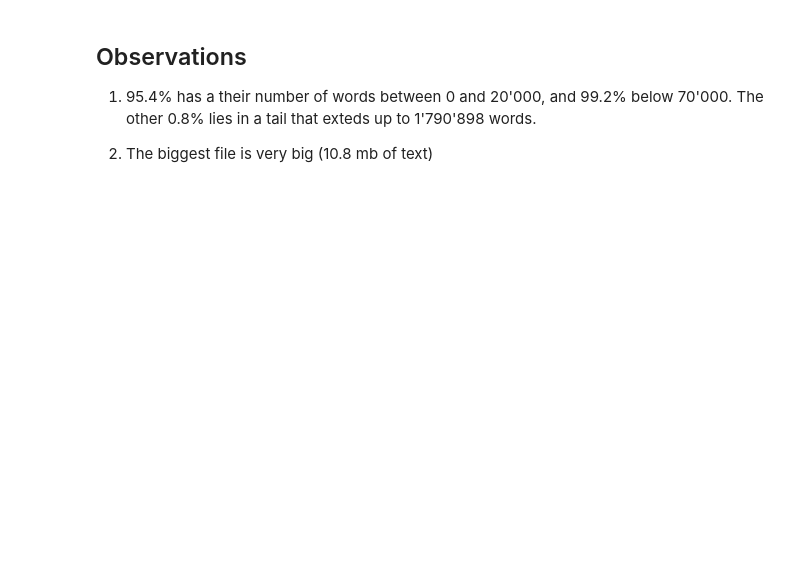
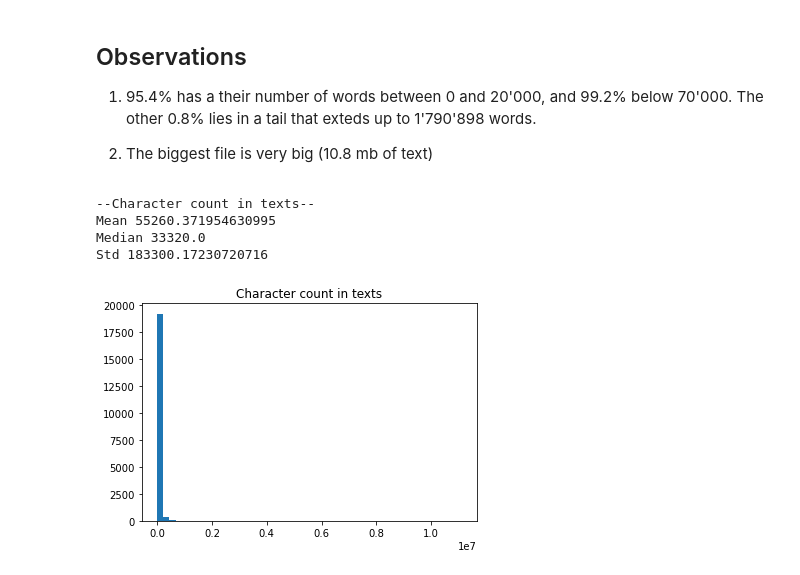
Before and after one commit to verrannt/show-us-the-data, a Jupyter notebook: src/notebooks/lengths_eda.ipynb, the cells around one changed output. Saved outputs shown, nothing was run; the diff lists cells and outputs as text; code cells hidden in the pictures; blank space fills up the shorter version.

```diff
--- a/src/notebooks/lengths_eda.ipynb
+++ b/src/notebooks/lengths_eda.ipynb
@@ -23,5 +26,5 @@ import math
 # %%
-train_df = ParseUtils.get_train_df()
+train_df = pd.read_csv(DATA_PATH + "train.csv")
 # %%
 train_df.head()
 # %% [output]
@@ -32,7 +35,7 @@ train_df.head()
 | 3 | 5c9a3bc9-41ba-4574-ad71-e25c1442c8af | Stepping Stone and Option Value i... | National Education Longitudinal S... | National Education Longitudinal S... | national education longitudinal s... |
 | 4 | c754dec7-c5a3-4337-9892-c02158475064 | Parental Effort, School Resources... | National Education Longitudinal S... | National Education Longitudinal S... | national education longitudinal s... |
 # %%
-train_df['text'] = train_df['Id'].apply(ParseUtils.read_append_return)
+train_df['text'] = train_df['Id'].apply(lambda ID: ParseUtils.read_append_return(ID, DATA_PATH+"train/"))
 # %%
 from nltk.tokenize import RegexpTokenizer
 tokenizer = RegexpTokenizer(r'\w+')
@@ -97,3 +100,16 @@ subject
 1. 95.4% has a their number of words between 0 and 20'000, and 99.2% below 70'000. The other 0.8% lies in a tail that exteds up to 1'790'898 words.
 
 2. The biggest file is very big (10.8 mb of text)
+# %%
+def count_characters(text):
+    return len(text)
+# %%
+train_df['text_character_count'] = train_df['text'].apply(count_characters)
+# %%
+count_statistics(train_df['text_character_count'], "Character count in texts", bins=50)
+# %% [output]
+--Character count in texts--
+Mean 55260.371954630995
+Median 33320.0
+Std 183300.17230720716
+[figure, added]
```
Also changed, not shown: parts of 8 cells of this notebook, 2 other files.
